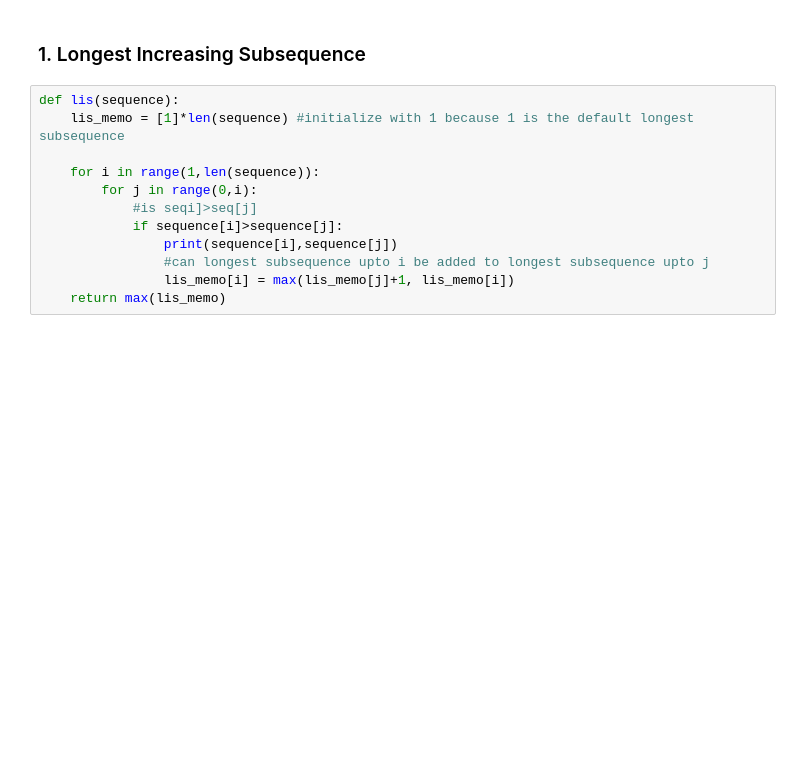
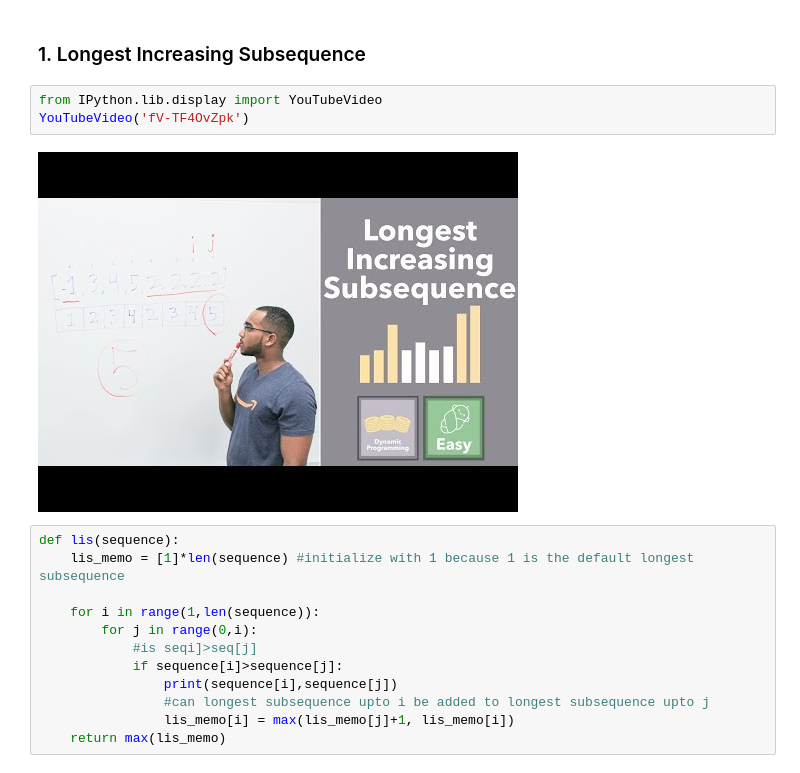
Before and after one commit to SSITB/cracking_the_coding_interview_python_solutions, a Jupyter notebook: Other Problems/Dynamic Programming.ipynb, the cells around one changed output. Saved outputs shown, nothing was run; the diff lists cells and outputs as text; blank space fills up the shorter version.

```diff
--- a/Other Problems/Dynamic Programming.ipynb
+++ b/Other Problems/Dynamic Programming.ipynb
@@ -93,6 +93,11 @@ For example:
 ## Problems
 # %% [markdown]
 ### 1. Longest Increasing Subsequence
+# %%
+from IPython.lib.display import YouTubeVideo
+YouTubeVideo('fV-TF4OvZpk')
+# %% [output]
+[figure, added]
 # %%
 def lis(sequence):
     lis_memo = [1]*len(sequence) #initialize with 1 because 1 is the default longest subsequence
```
Also changed, not shown: parts of 9 cells of this notebook, 1 other file.
